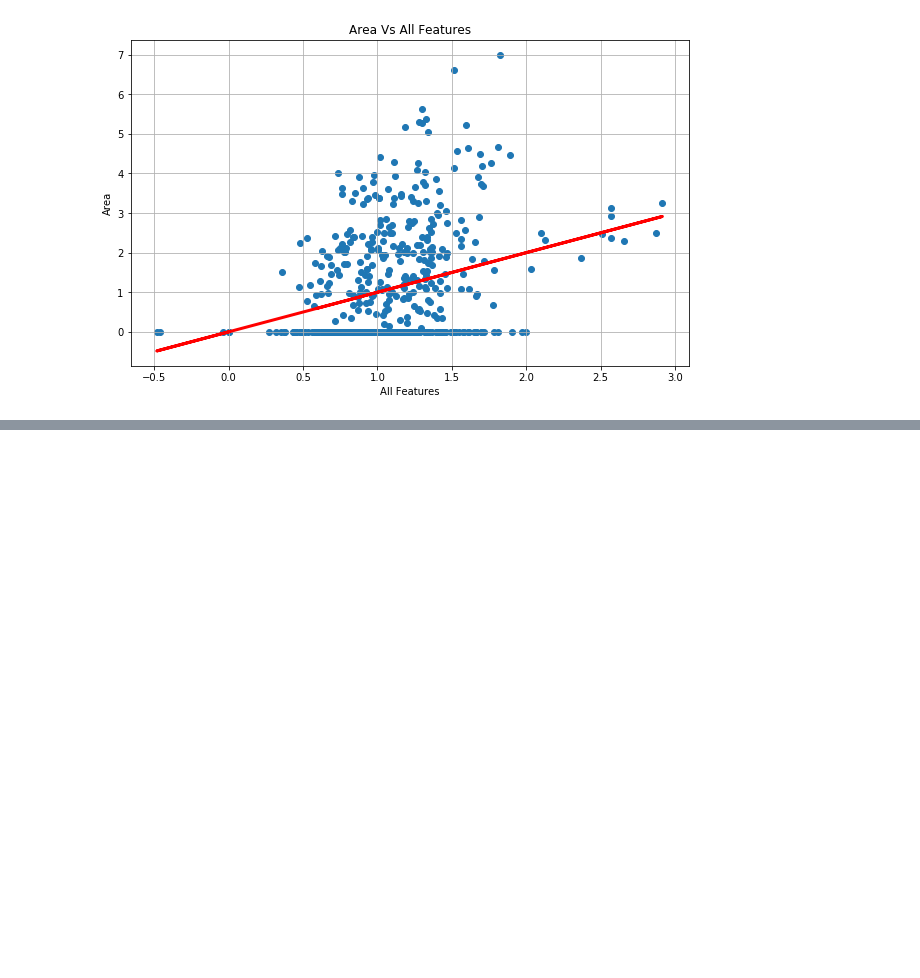
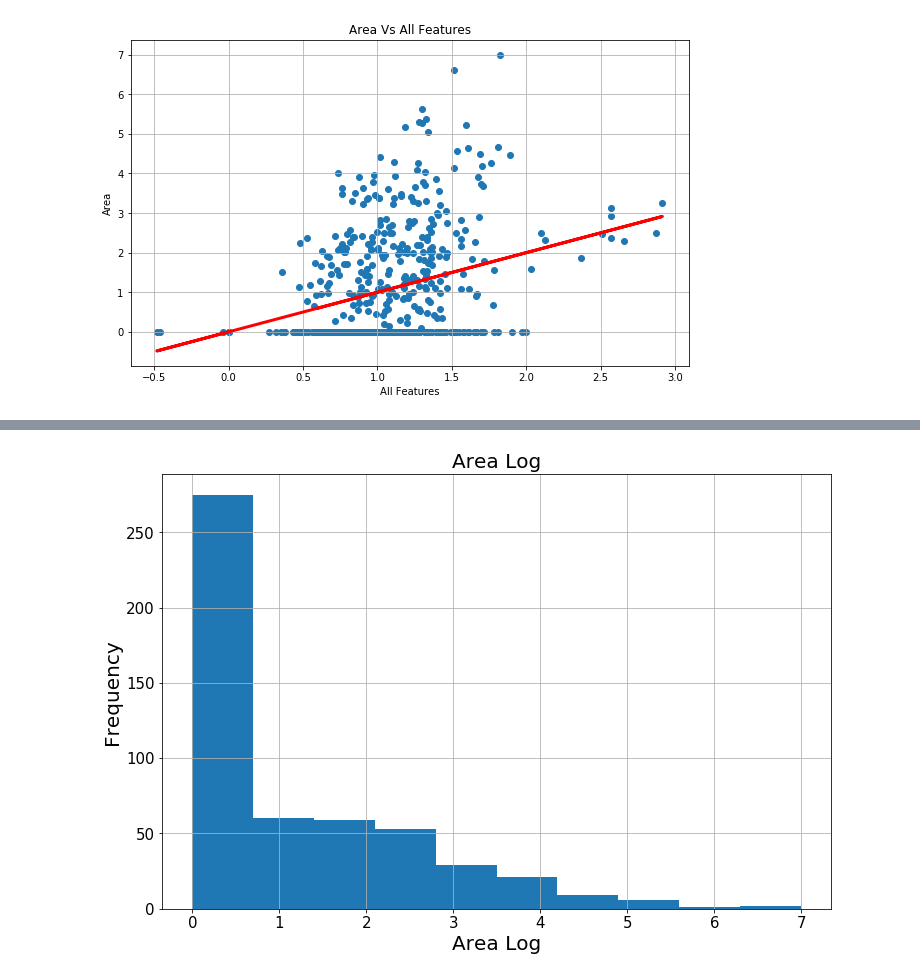
Before and after one commit to rodolfolermacontreras/ML_1_Assignment_2, a Jupyter notebook: MLEARN510-Lesson02-Rodolfo_Lerma.ipynb, the cells around one changed output, grey strips where cells are left out. Cells and saved outputs as stored; diff of their text form; code cells hidden in the pictures; blank space fills up the shorter version.

```diff
--- a/MLEARN510-Lesson02-Rodolfo_Lerma.ipynb
+++ b/MLEARN510-Lesson02-Rodolfo_Lerma.ipynb
@@ -378,0 +403,11 @@ scatters(predictions, y_output_all, predictions, 'All Features')
+# %%
+forestfires['area_log'].hist(figsize = (12,8))
+plt.xlabel('Area Log', fontsize = 20)
+plt.ylabel('Frequency',fontsize = 20)
+plt.title('Area Log', fontsize = 20)
+plt.tick_params(axis="x", labelsize=15)
+plt.tick_params(axis="y", labelsize=15)
+plt.grid(True)
+plt.show()
+# %% [output]
+[figure, added]
```
Also changed, not shown: parts of 3 cells of this notebook.
